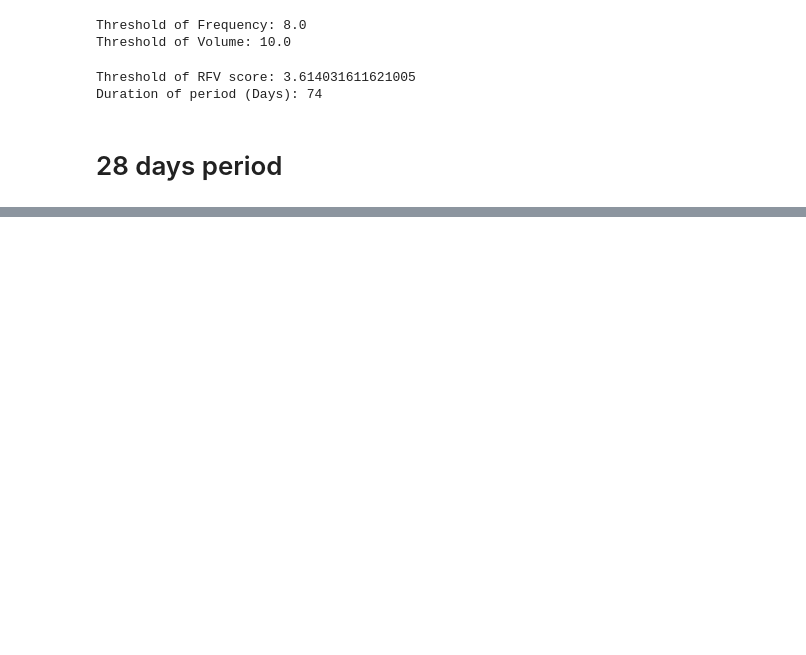
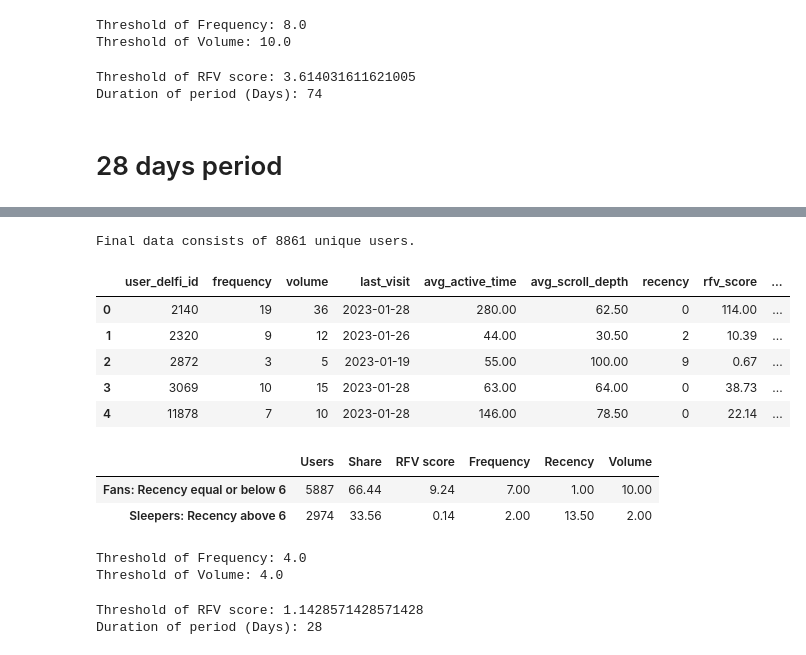
Before and after one commit to Gedas-LT/Paid-content-RFV-calculations, a Jupyter notebook: rfv_notebook.ipynb, the cells around one changed output, grey strips where cells are left out. Cells and saved outputs as stored; diff of their text form; code cells hidden in the pictures; blank space fills up the shorter version.

Commit message:
28 days period

```diff
--- a/rfv_notebook.ipynb
+++ b/rfv_notebook.ipynb
@@ -191,0 +254,71 @@ Duration of period (Days): 74
+# %%
+# Users who were active during the whole period.
+users_query = """
+    SELECT DISTINCT(P1.user_id)
+    FROM (SELECT T.user_id, T.completion_timestamp, S.plan, US.renewal,
+        ROW_NUMBER() OVER (PARTITION BY T.user_id ORDER BY T.completion_timestamp) AS row_num
+        FROM paywall.transactions AS T
+		LEFT JOIN paywall.user_subscriptions AS US
+		ON T.user_id = US.user_id
+		LEFT JOIN paywall.subscriptions AS S
+		ON US.subscription_id = S.id
+		WHERE US.service_id IN (1, 3, 4, 9, 10)
+		AND S.included_in_count = 1
+		AND T.completion_timestamp IS NOT NULL
+		AND S.sf_category = "Paid subscriptions"
+		AND US.valid_till > "%s 23:59:59") AS P1
+    WHERE P1.row_num = 1
+    AND P1.completion_timestamp < "2023-01-01 00:00:00"
+    """ % latest_date
+
+users = pd.read_sql(users_query, delfi_paywall_conn)
+users = users.astype("string")
+# %%
+users_final_df = rfv_df.merge(users, on="user_id").drop(columns="delfi_id")
+users_final_df = users_final_df.astype({"user_delfi_id": "string", "user_id": "string"})
+
+unique_users = users_final_df["user_delfi_id"].nunique()
+print(f"Final data consists of {unique_users} unique users.")
+
+users_final_df.head()
+# %% [output]
+Final data consists of 8861 unique users.
+|  | user_delfi_id | frequency | volume | last_visit | avg_active_time | avg_scroll_depth | recency | rfv_score | ... |
+| 0 | 2140 | 19 | 36 | 2023-01-28 | 280.00 | 62.50 | 0 | 114.00 | ... |
+| 1 | 2320 | 9 | 12 | 2023-01-26 | 44.00 | 30.50 | 2 | 10.39 | ... |
+| 2 | 2872 | 3 | 5 | 2023-01-19 | 55.00 | 100.00 | 9 | 0.67 | ... |
+| 3 | 3069 | 10 | 15 | 2023-01-28 | 63.00 | 64.00 | 0 | 38.73 | ... |
+| 4 | 11878 | 7 | 10 | 2023-01-28 | 146.00 | 78.50 | 0 | 22.14 | ... |
+# %%
+recency_threshold = 6
+
+syntetic_rfv_data = users_final_df.copy()
+syntetic_rfv_data["user_type"] = np.where(users_final_df["recency"] <= recency_threshold, "fans", "sleepers")
+
+pd.DataFrame({
+    "Users": syntetic_rfv_data.groupby("user_type")["user_id"].count(),
+    "Share": syntetic_rfv_data.groupby("user_type")["user_id"].count() / syntetic_rfv_data["user_id"].count() * 100,
+    "RFV score": syntetic_rfv_data.groupby("user_type")["rfv_score"].median(),
+    "Frequency": syntetic_rfv_data.groupby("user_type")["frequency"].median(),
+    "Recency": syntetic_rfv_data.groupby("user_type")["recency"].median(),
+    "Volume": syntetic_rfv_data.groupby("user_type")["volume"].median()
+}).set_axis(["Fans: Recency equal or below 6", "Sleepers: Recency above 6"], axis="index")
+# %% [output]
+|  | Users | Share | RFV score | Frequency | Recency | Volume |
+| Fans: Recency equal or below 6 | 5887 | 66.44 | 9.24 | 7.00 | 1.00 | 10.00 |
+| Sleepers: Recency above 6 | 2974 | 33.56 | 0.14 | 2.00 | 13.50 | 2.00 |
+# %%
+frequency_threshold = syntetic_rfv_data[syntetic_rfv_data["recency"] == recency_threshold]["frequency"].median()
+volume_threshold = syntetic_rfv_data[syntetic_rfv_data["recency"] == recency_threshold]["volume"].median()
+print("Threshold of Frequency:", frequency_threshold)
+print("Threshold of Volume:", volume_threshold)
+# %% [output]
+Threshold of Frequency: 4.0
+Threshold of Volume: 4.0
+# %%
+syntetic_rfv_score = (frequency_threshold * np.sqrt((volume_threshold))) / (recency_threshold + 1)
+print("Threshold of RFV score:", syntetic_rfv_score)
+print("Duration of period (Days):", initial_activity_data["activity_date"].nunique())
+# %% [output]
+Threshold of RFV score: 1.1428571428571428
+Duration of period (Days): 28
```
Also changed, not shown: parts of 6 cells of this notebook.
